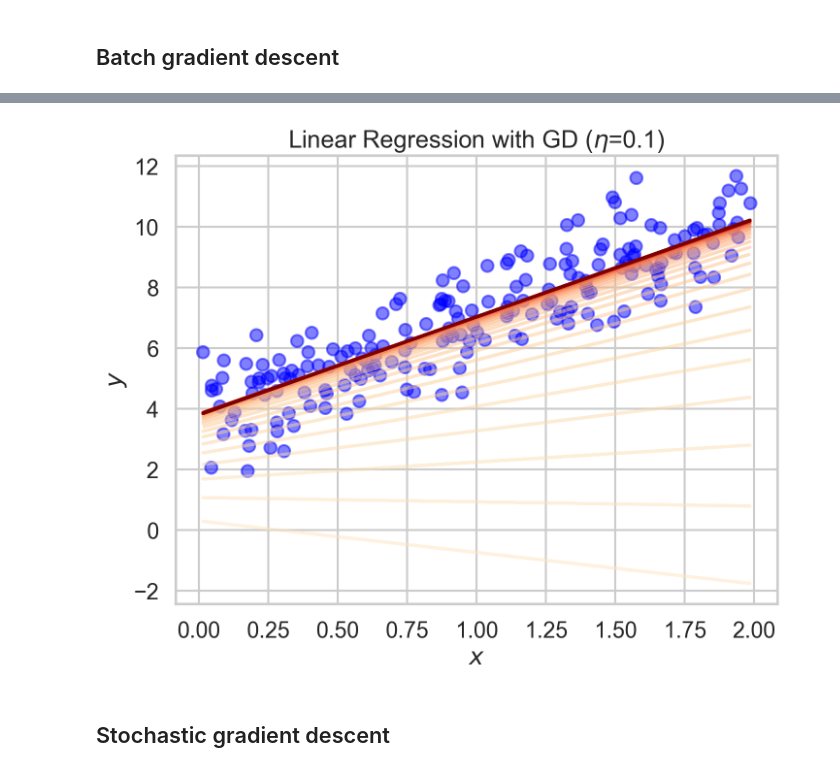
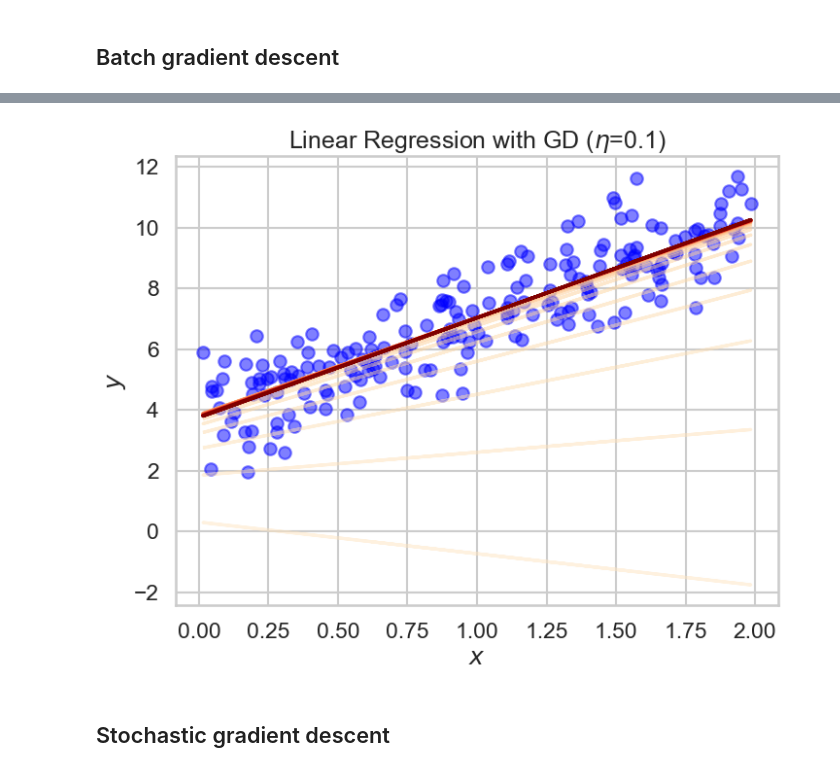
Before and after one commit to victor4628/fre-gy-7773-mlfe, a Jupyter notebook: 06_optimization_linreg.ipynb, the cells around one changed output, grey strips where cells are left out. Cells and saved outputs as stored; diff of their text form; code cells hidden in the pictures.

```diff
--- a/06_optimization_linreg.ipynb
+++ b/06_optimization_linreg.ipynb
@@ -63,5 +63,8 @@ plt.show()
 [figure]
 # %%
 # Linear regression with an intercept term
-lin_reg = # TODO
+lin_reg = LinearRegression()
+lin_reg.fit(X, y)
+print(f"Intercept: {lin_reg.intercept_[0]:.4f}")
+print(f"Coefficient: {lin_reg.coef_[0][0]:.4f}")
 # %% [output]
@@ -86,8 +90,8 @@ theta_path_bgd[0] = rng.standard_normal(2)  # randomly initialized model paramet
 
 for n in range(n_epochs):
     theta = theta_path_bgd[n, :]
-    gradients = # TODO
-    theta_path_bgd[n + 1, :] = # TODO
+    gradients = 2 / m * X_b.T.dot(X_b.dot(theta) - y.flatten())
+    theta_path_bgd[n + 1, :] = theta - eta * gradients
 # %%
 theta_path_bgd
 # %% [output]
@@ -101,17 +105,17 @@ array([[ 0.30471708, -1.03998411],
 # %%
 n_max = 50
 fig, ax = plt.subplots()
 for n in range(n_max):
-    y_pred = # TODO
+    y_pred = X_b.dot(theta_path_bgd[n, :])
     color = mpl.colors.rgb2hex(plt.cm.OrRd(n / n_max + 0.15))
     ax.plot(X, y_pred, color=color, alpha=0.5)
 ax.scatter(X, y, color="blue", alpha=0.5)
 ax.set_xlabel("$x$")
 ax.set_ylabel("$y$")
 ax.set_title(rf"Linear Regression with GD ($\eta$={eta})")
 plt.show()
 # %% [output]
-[figure, old version]
+[figure, new version]
 # %% [markdown]
 ## Stochastic gradient descent
 # %%
```
Also changed, not shown: parts of 6 cells of this notebook, 1 other file.
